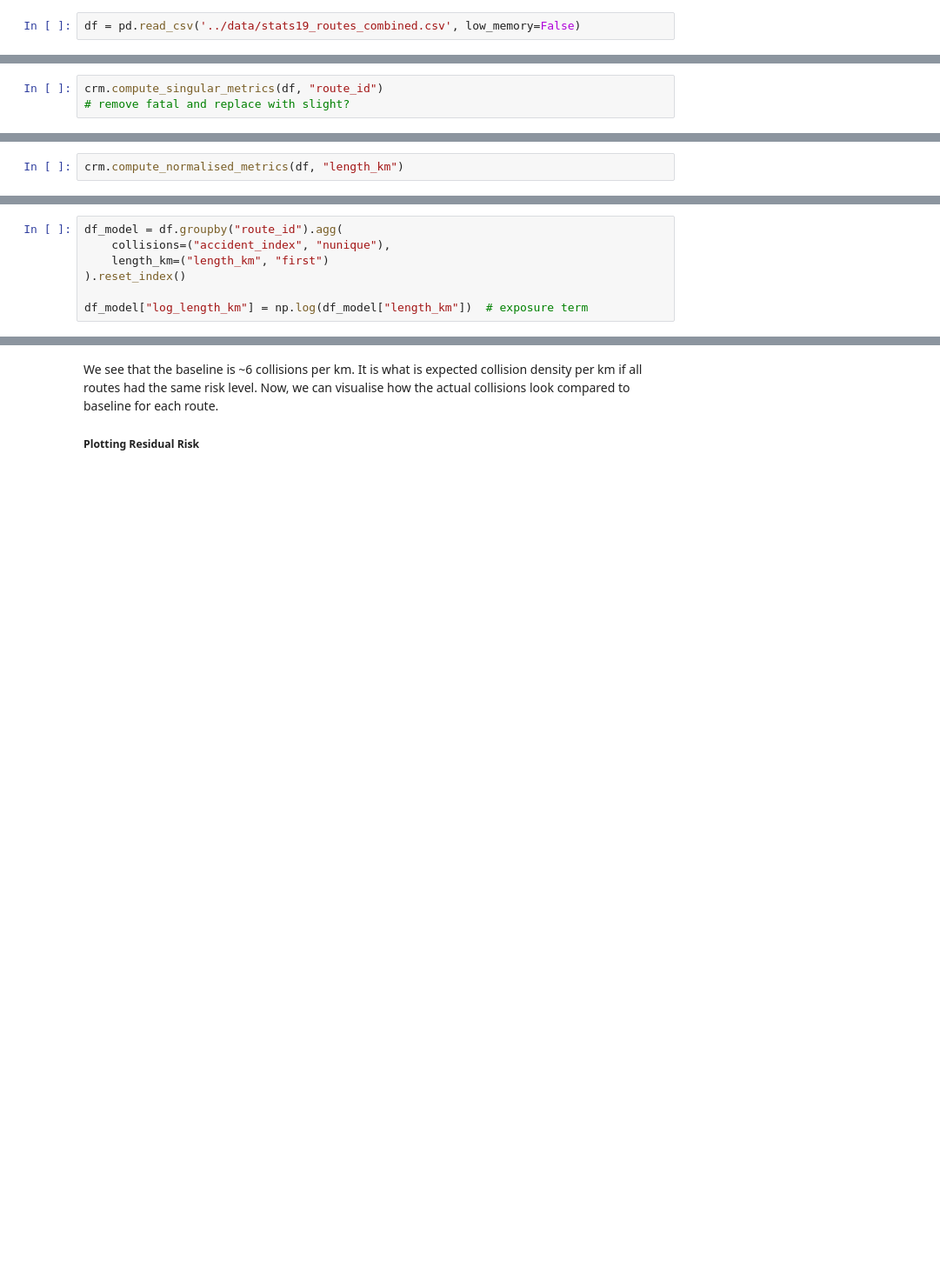
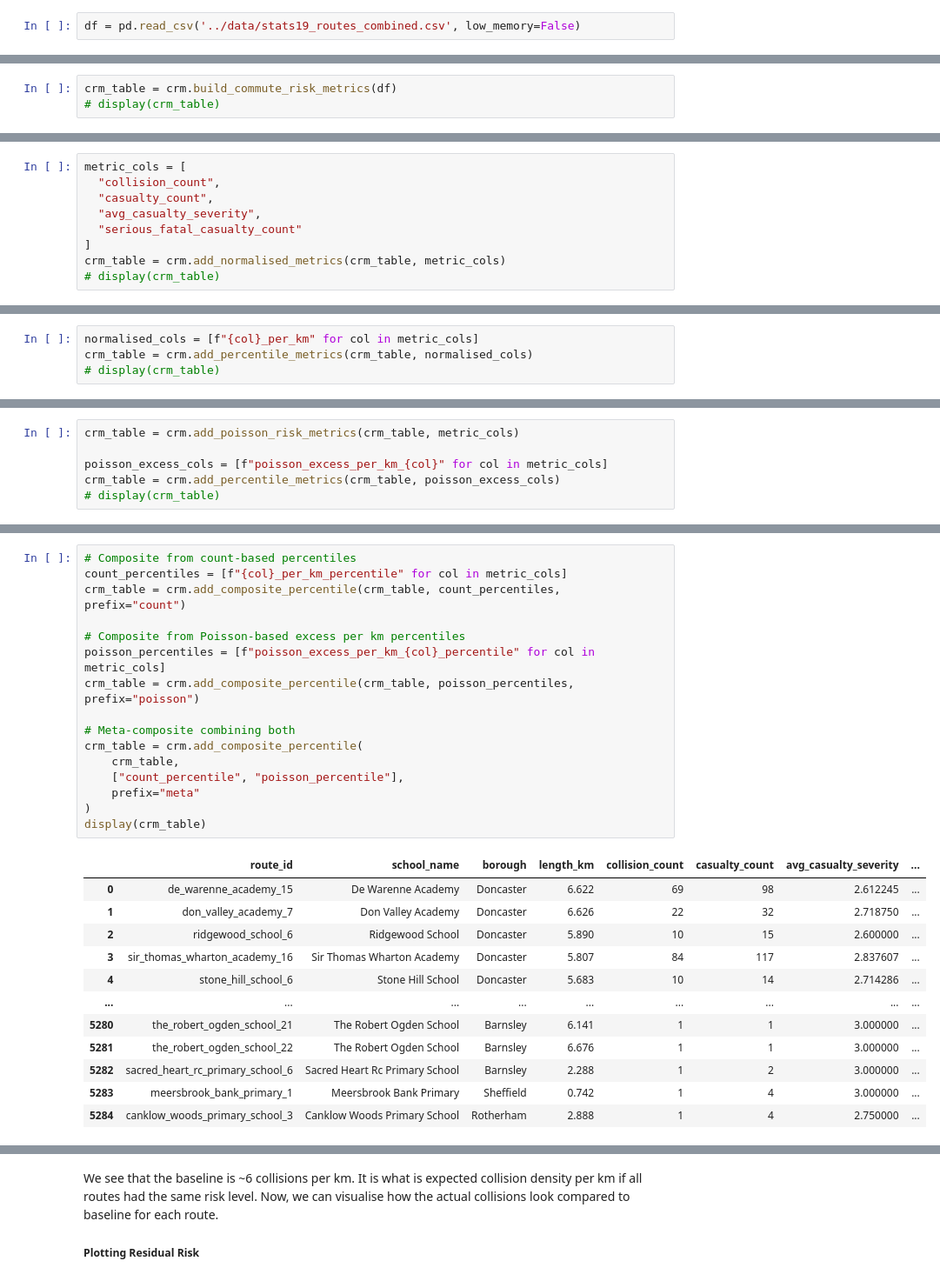
Before and after one commit to KhushiSharma0/STATS19_route_risk_analysis, a Jupyter notebook: notebooks/06 - Define the Commute Risk Metric.ipynb, the cells around one changed output, grey strips where cells are left out. Shown: that part at 87% size. Saved outputs shown, nothing was run; the diff lists cells and outputs as text; blank space fills up the shorter version.

Commit message:
Define all commute risk metrics

```diff
--- a/notebooks/06 - Define the Commute Risk Metric.ipynb
+++ b/notebooks/06 - Define the Commute Risk Metric.ipynb
@@ -32,5 +29,5 @@ df = pd.read_csv('../data/stats19_routes_combined.csv', low_memory=False)
 
 These are useful for intuition but **biased toward longer or more-used routes**. Not used in final ranking, shown for reference only.
 # %%
-crm.compute_singular_metrics(df, "route_id")
-# remove fatal and replace with slight?
+crm_table = crm.build_commute_risk_metrics(df)
+# display(crm_table)
@@ -61,2 +38,9 @@ This adjustment accounts for variation in route lengths.
 # %%
-crm.compute_normalised_metrics(df, "length_km")
+metric_cols = [
+  "collision_count",
+  "casualty_count",
+  "avg_casualty_severity",
+  "serious_fatal_casualty_count"
+]
+crm_table = crm.add_normalised_metrics(crm_table, metric_cols)
+# display(crm_table)
@@ -77 +50,5 @@ crm.compute_normalised_metrics(df, "length_km")
+# %%
+normalised_cols = [f"{col}_per_km" for col in metric_cols]
+crm_table = crm.add_percentile_metrics(crm_table, normalised_cols)
+# display(crm_table)
 # %% [markdown]
@@ -95,7 +60,6 @@ More robust and interpretable ranking
 # %%
-df_model = df.groupby("route_id").agg(
-    collisions=("accident_index", "nunique"),
-    length_km=("length_km", "first")
-).reset_index()
+crm_table = crm.add_poisson_risk_metrics(crm_table, metric_cols)
 
-df_model["log_length_km"] = np.log(df_model["length_km"])  # exposure term
+poisson_excess_cols = [f"poisson_excess_per_km_{col}" for col in metric_cols]
+crm_table = crm.add_percentile_metrics(crm_table, poisson_excess_cols)
+# display(crm_table)
@@ -134,0 +69,29 @@ Intercept      1.7994      0.003    639.983      0.000       1.794       1.805
+# %%
+# Composite from count-based percentiles
+count_percentiles = [f"{col}_per_km_percentile" for col in metric_cols]
+crm_table = crm.add_composite_percentile(crm_table, count_percentiles, prefix="count")
+
+# Composite from Poisson-based excess per km percentiles
+poisson_percentiles = [f"poisson_excess_per_km_{col}_percentile" for col in metric_cols]
+crm_table = crm.add_composite_percentile(crm_table, poisson_percentiles, prefix="poisson")
+
+# Meta-composite combining both
+crm_table = crm.add_composite_percentile(
+    crm_table,
+    ["count_percentile", "poisson_percentile"],
+    prefix="meta"
+)
+display(crm_table)
+# %% [output]
+|  | route_id | school_name | borough | length_km | collision_count | casualty_count | avg_casualty_severity | ... |
+| 0 | de_warenne_academy_15 | De Warenne Academy | Doncaster | 6.622 | 69 | 98 | 2.612245 | ... |
+| 1 | don_valley_academy_7 | Don Valley Academy | Doncaster | 6.626 | 22 | 32 | 2.718750 | ... |
+| 2 | ridgewood_school_6 | Ridgewood School | Doncaster | 5.890 | 10 | 15 | 2.600000 | ... |
+| 3 | sir_thomas_wharton_academy_16 | Sir Thomas Wharton Academy | Doncaster | 5.807 | 84 | 117 | 2.837607 | ... |
+| 4 | stone_hill_school_6 | Stone Hill School | Doncaster | 5.683 | 10 | 14 | 2.714286 | ... |
+| ... | ... | ... | ... | ... | ... | ... | ... | ... |
+| 5280 | the_robert_ogden_school_21 | The Robert Ogden School | Barnsley | 6.141 | 1 | 1 | 3.000000 | ... |
+| 5281 | the_robert_ogden_school_22 | The Robert Ogden School | Barnsley | 6.676 | 1 | 1 | 3.000000 | ... |
+| 5282 | sacred_heart_rc_primary_school_6 | Sacred Heart Rc Primary School | Barnsley | 2.288 | 1 | 2 | 3.000000 | ... |
+| 5283 | meersbrook_bank_primary_1 | Meersbrook Bank Primary | Sheffield | 0.742 | 1 | 4 | 3.000000 | ... |
+| 5284 | canklow_woods_primary_school_3 | Canklow Woods Primary School | Rotherham | 2.888 | 1 | 4 | 2.750000 | ... |
```
Also changed, not shown: parts of 14 cells of this notebook, 6 other files.
